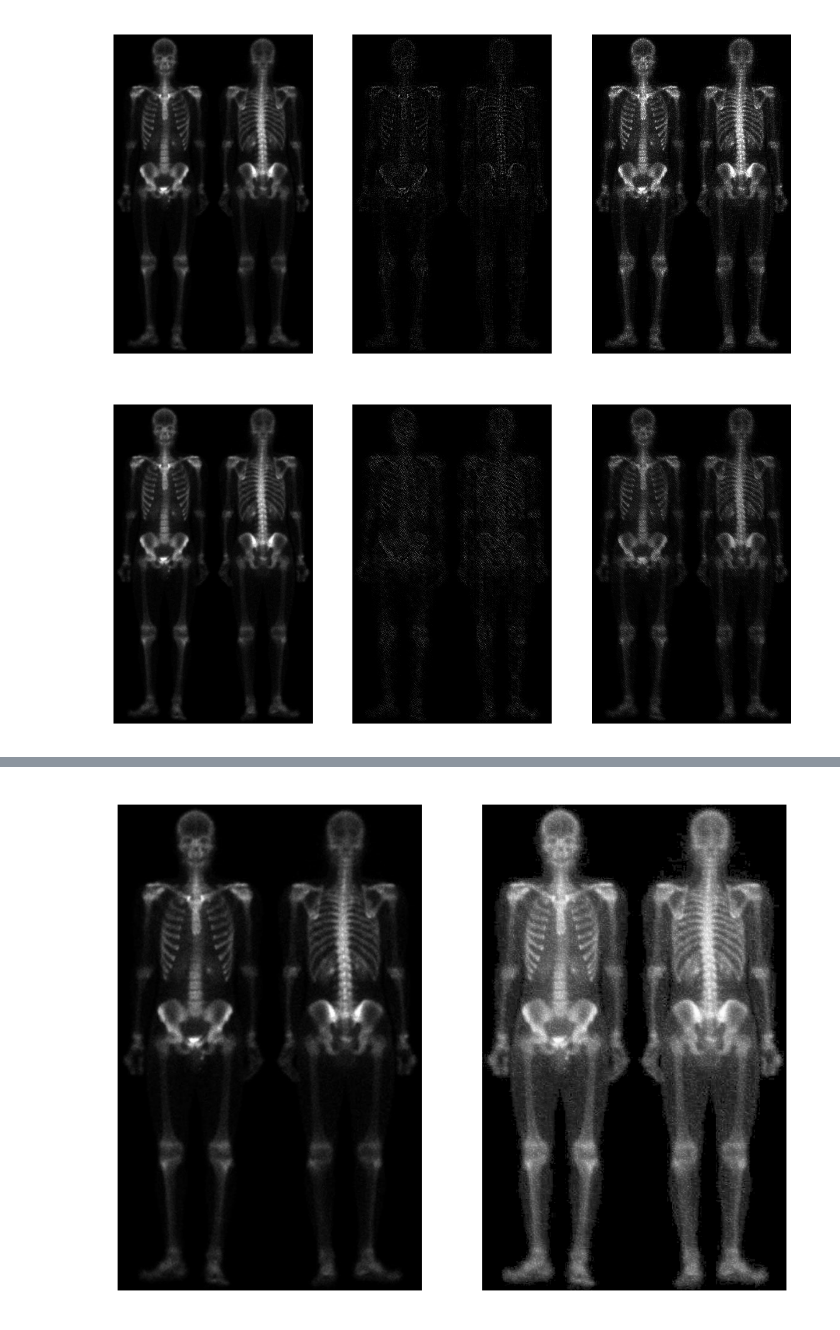
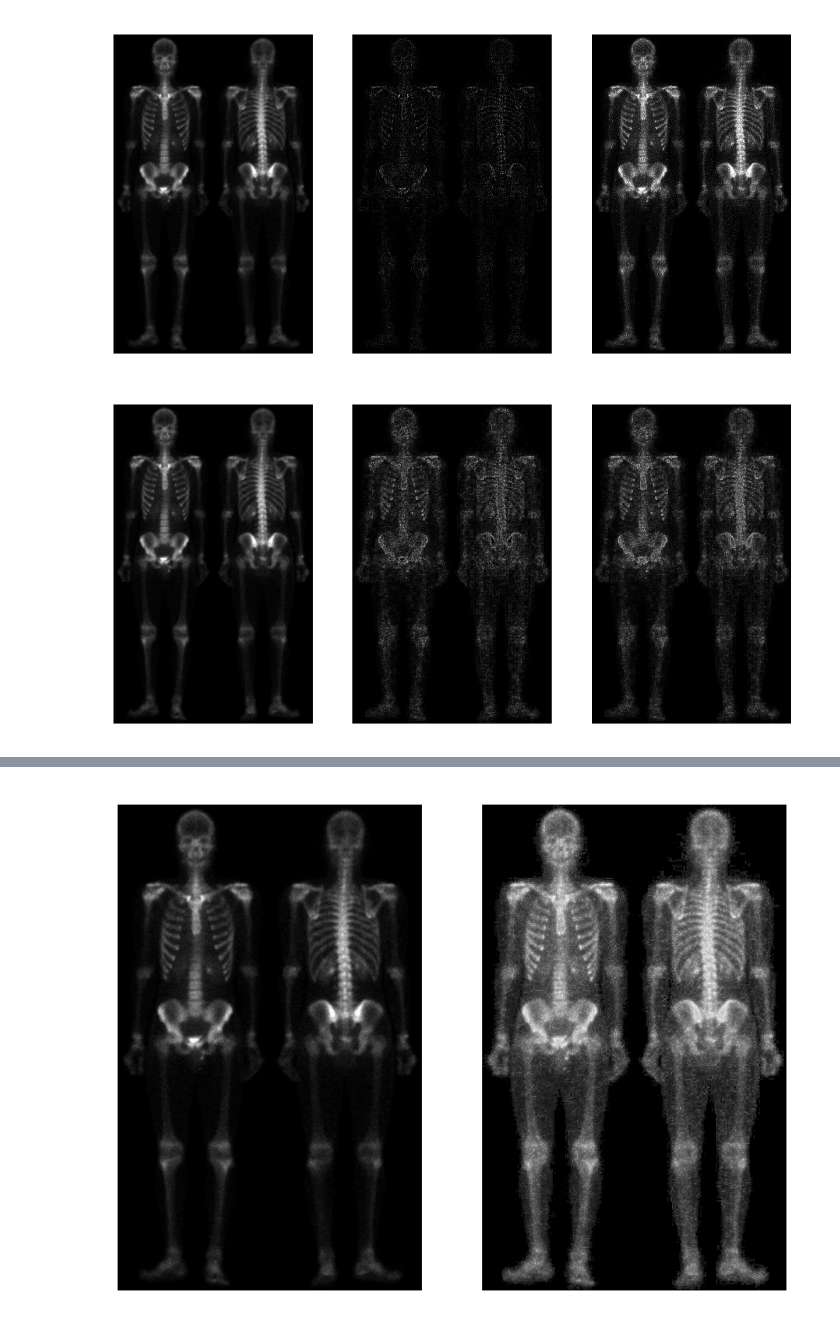
Before and after one commit to mor1ins/cvision_labs, a Jupyter notebook: cvision_kuliev_lab5.ipynb, the cells around one changed output, grey strips where cells are left out. Saved outputs shown, nothing was run; the diff lists cells and outputs as text; code cells hidden in the pictures.

```diff
--- a/cvision_kuliev_lab5.ipynb
+++ b/cvision_kuliev_lab5.ipynb
@@ -55,12 +55,14 @@ def norm(image):
 
 # plot_image([original_image, laplasian, result], size=(5, 5))
 # %%
-sobel = cv2.Sobel(step2, ddepth=cv2.CV_16U, dx=1, dy=1)
+sobel_x = cv2.Sobel(step2, ddepth=cv2.CV_16S, dx=1, dy=0)
+sobel_y = cv2.Sobel(step2, ddepth=cv2.CV_16S, dx=0, dy=1)
+sobel = np.absolute(sobel_x) + np.absolute(sobel_y)
 result = get_image() + sobel
 
 plot_image([get_image(), sobel, result], size=(5, 5))
 # %% [output]
-[figure, old version]
+[figure, new version]
 # %%
 step4 = cv2.blur(norm(result) * 255, (5, 5)) * step2
 step5 = norm(get_image() + step4)
```
Also changed, not shown: parts of 2 cells of this notebook, 3 other files.
